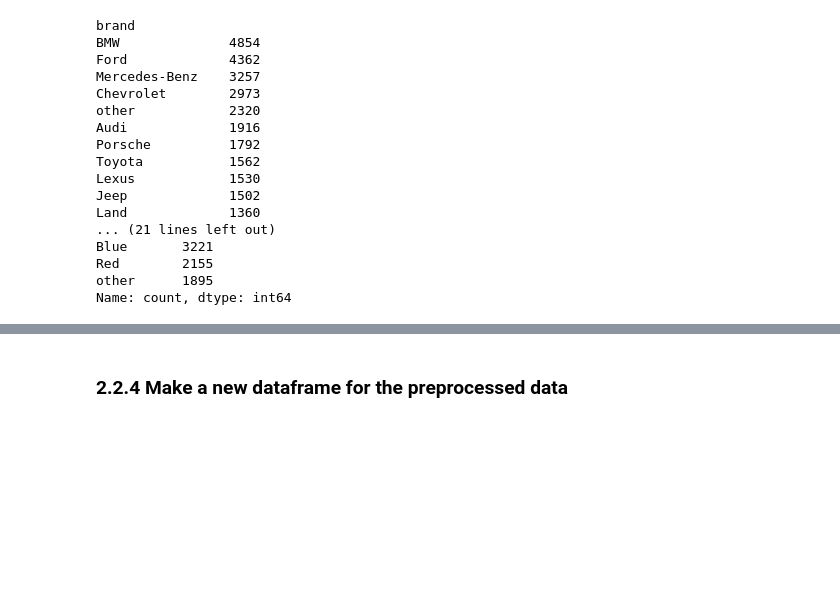
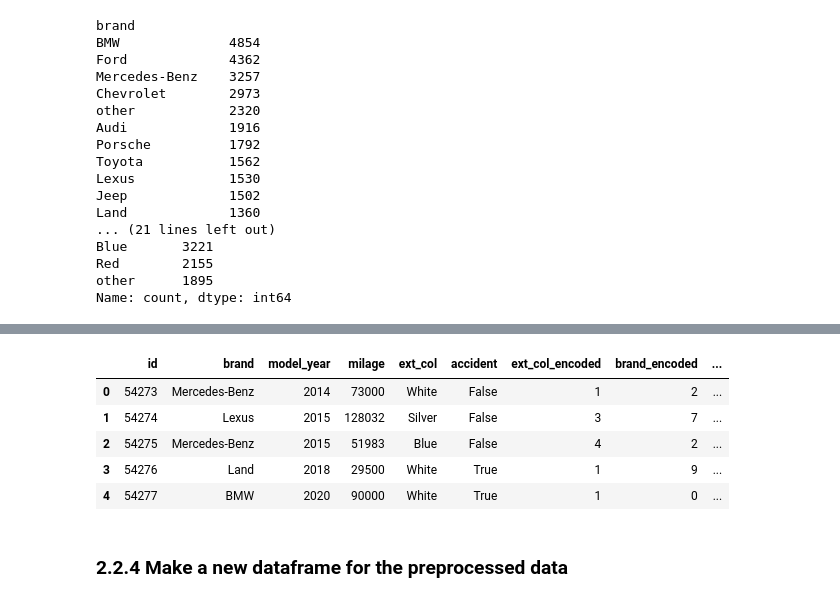
Before and after one commit to sseantheg/Car-Price-Prediction-with-XGBoost, a Jupyter notebook: Car Price Prediction with XGBoost.ipynb, the cells around one changed output, grey strips where cells are left out. Cells and saved outputs as stored; diff of their text form; code cells hidden in the pictures; blank space fills up the shorter version.

```diff
--- a/Car Price Prediction with XGBoost.ipynb
+++ b/Car Price Prediction with XGBoost.ipynb
@@ -499,2 +549,18 @@ cat_cols = ['brand', 'fuel_type', 'ext_col']
+# %%
+# Encode the 'ext_col' column using the predefined dictionary
+test_df3['ext_col_encoded'] = test_df3['ext_col'].map(ext_col_encoding)
+test_df3['brand_encoded'] = test_df3['brand'].map(brand_encoding)
+
+# One-hot encode fuel_type
+test_df3 = pd.get_dummies(test_df3, columns=['fuel_type'])
+
+test_df3.head()
+# %% [output]
+|  | id | brand | model_year | milage | ext_col | accident | ext_col_encoded | brand_encoded | ... |
+| 0 | 54273 | Mercedes-Benz | 2014 | 73000 | White | False | 1 | 2 | ... |
+| 1 | 54274 | Lexus | 2015 | 128032 | Silver | False | 3 | 7 | ... |
+| 2 | 54275 | Mercedes-Benz | 2015 | 51983 | Blue | False | 4 | 2 | ... |
+| 3 | 54276 | Land | 2018 | 29500 | White | True | 1 | 9 | ... |
+| 4 | 54277 | BMW | 2020 | 90000 | White | True | 1 | 0 | ... |
 # %% [markdown]
 ### 2.2.4 Make a new dataframe for the preprocessed data
```
Also changed, not shown: parts of 7 cells of this notebook.
